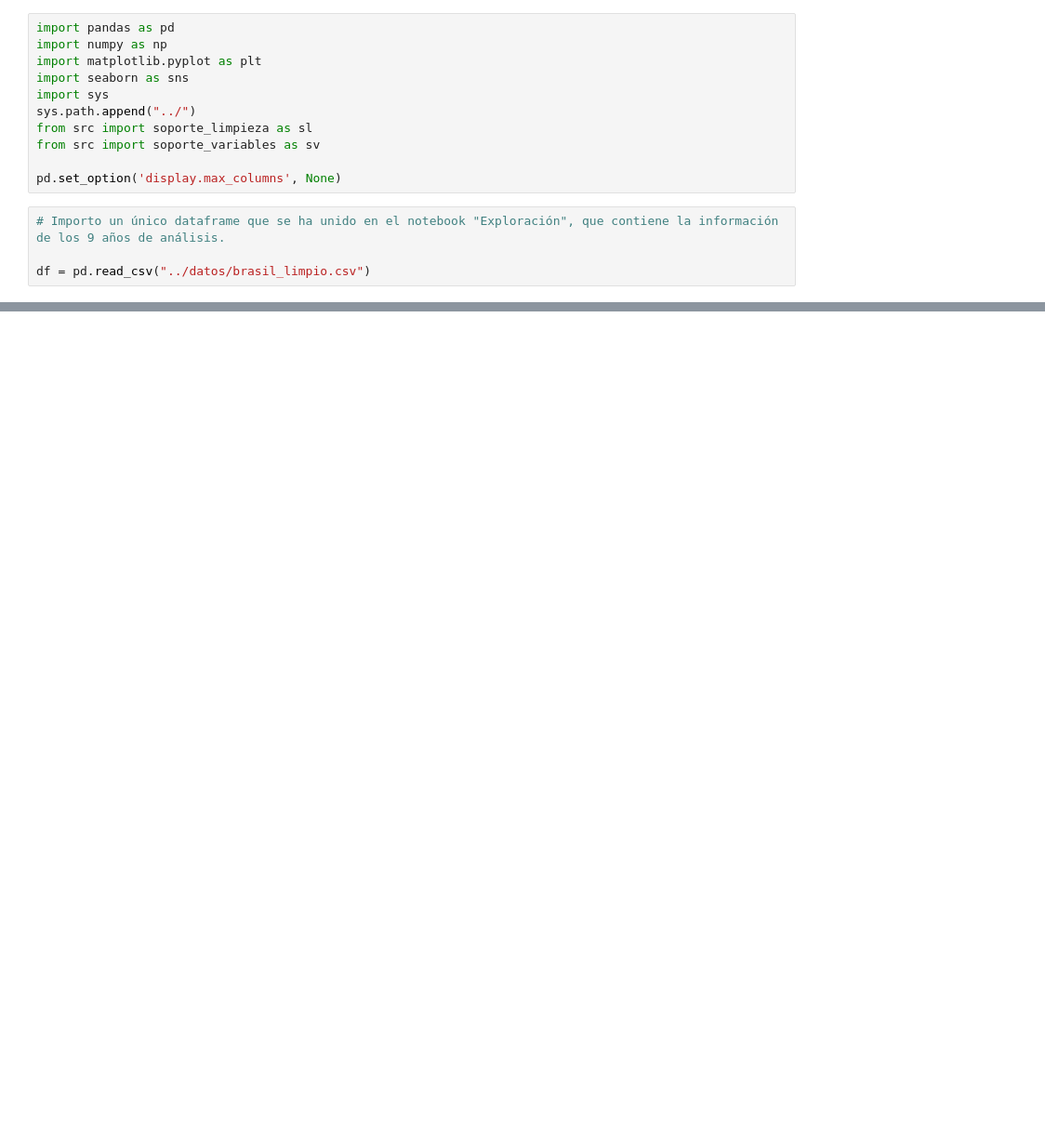
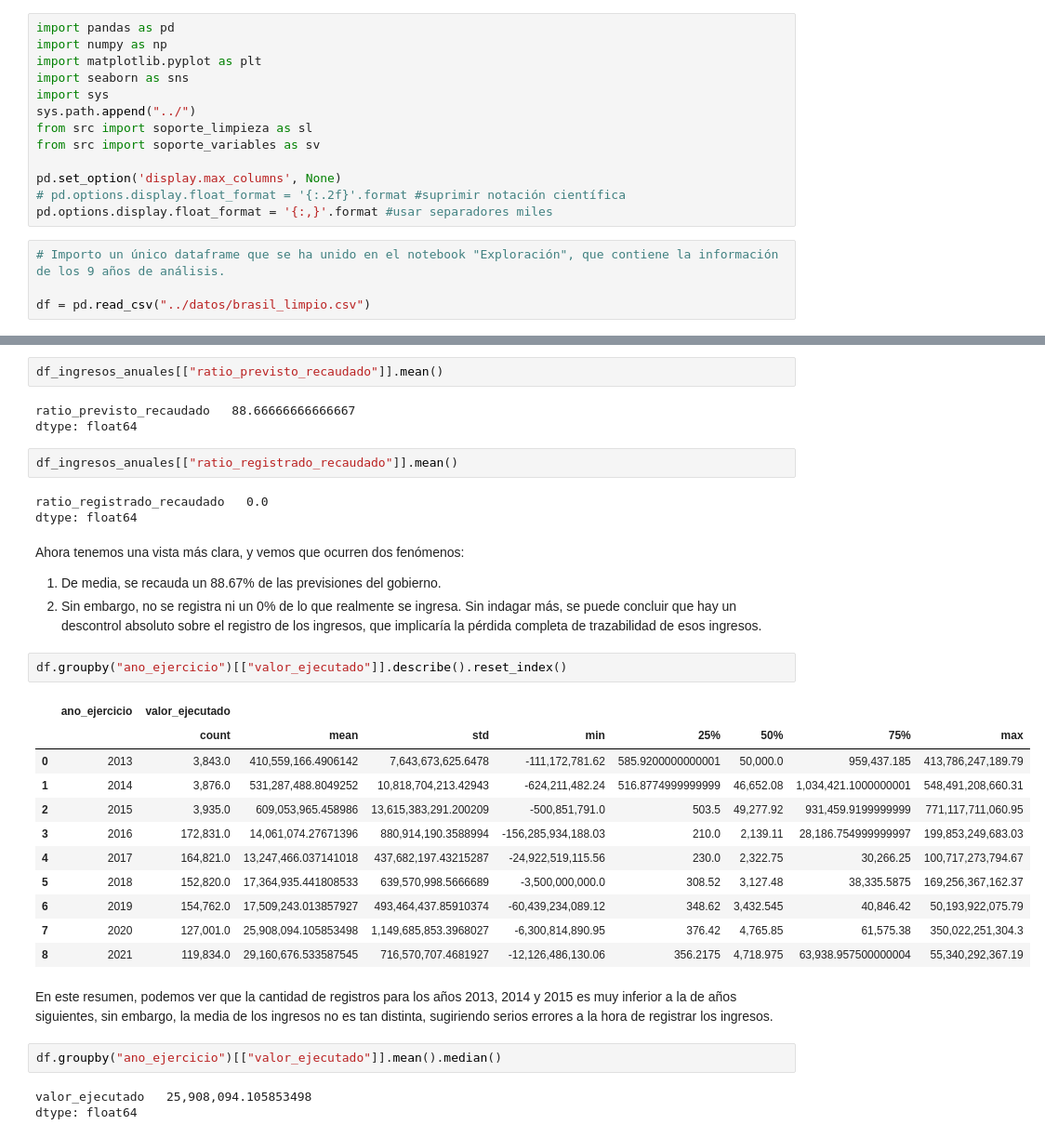
Before and after one commit to davfranco1/Proyecto2-EDA-Ingresos-Publicos-Brasil, a Jupyter notebook: notebooks/3_Análisis-Visualización.ipynb, the cells around one changed output, grey strips where cells are left out. Shown at 93% size. Cells and saved outputs as stored; diff of their text form; blank space fills up the shorter version.

```diff
--- a/notebooks/3_Análisis-Visualización.ipynb
+++ b/notebooks/3_Análisis-Visualización.ipynb
@@ -18,6 +18,8 @@ from src import soporte_limpieza as sl
 from src import soporte_variables as sv
 
 pd.set_option('display.max_columns', None)
+# pd.options.display.float_format = '{:.2f}'.format #suprimir notación científica
+pd.options.display.float_format = '{:,}'.format #usar separadores miles
 # %%
 # Importo un único dataframe que se ha unido en el notebook "Exploración", que contiene la información de los 9 años de análisis.
 
@@ -78,0 +131,35 @@ sl.conversion_fecha(df, "fecha_registro")
+# %%
+df_ingresos_anuales[["ratio_previsto_recaudado"]].mean()
+# %% [output]
+ratio_previsto_recaudado   88.66666666666667
+dtype: float64
+# %%
+df_ingresos_anuales[["ratio_registrado_recaudado"]].mean()
+# %% [output]
+ratio_registrado_recaudado   0.0
+dtype: float64
+# %% [markdown]
+Ahora tenemos una vista más clara, y vemos que ocurren dos fenómenos:
+1. De media, se recauda un 88.67% de las previsiones del gobierno.
+2. Sin embargo, no se registra ni un 0% de lo que realmente se ingresa. Sin indagar más, se puede concluir que hay un descontrol absoluto sobre el registro de los ingresos, que implicaría la pérdida completa de trazabilidad de esos ingresos.
+# %%
+df.groupby("ano_ejercicio")[["valor_ejecutado"]].describe().reset_index()
+# %% [output]
+|  | ano_ejercicio | valor_ejecutado |  |  |  |  |  |  |  |
+|  |  | count | mean | std | min | 25% | 50% | 75% | max |
+| 0 | 2013 | 3,843.0 | 410,559,166.4906142 | 7,643,673,625.6478 | -111,172,781.62 | 585.9200000000001 | 50,000.0 | 959,437.185 | 413,786,247,189.79 |
+| 1 | 2014 | 3,876.0 | 531,287,488.8049252 | 10,818,704,213.42943 | -624,211,482.24 | 516.8774999999999 | 46,652.08 | 1,034,421.1000000001 | 548,491,208,660.31 |
+| 2 | 2015 | 3,935.0 | 609,053,965.458986 | 13,615,383,291.200209 | -500,851,791.0 | 503.5 | 49,277.92 | 931,459.9199999999 | 771,117,711,060.95 |
+| 3 | 2016 | 172,831.0 | 14,061,074.27671396 | 880,914,190.3588994 | -156,285,934,188.03 | 210.0 | 2,139.11 | 28,186.754999999997 | 199,853,249,683.03 |
+| 4 | 2017 | 164,821.0 | 13,247,466.037141018 | 437,682,197.43215287 | -24,922,519,115.56 | 230.0 | 2,322.75 | 30,266.25 | 100,717,273,794.67 |
+| 5 | 2018 | 152,820.0 | 17,364,935.441808533 | 639,570,998.5666689 | -3,500,000,000.0 | 308.52 | 3,127.48 | 38,335.5875 | 169,256,367,162.37 |
+| 6 | 2019 | 154,762.0 | 17,509,243.013857927 | 493,464,437.85910374 | -60,439,234,089.12 | 348.62 | 3,432.545 | 40,846.42 | 50,193,922,075.79 |
+| 7 | 2020 | 127,001.0 | 25,908,094.105853498 | 1,149,685,853.3968027 | -6,300,814,890.95 | 376.42 | 4,765.85 | 61,575.38 | 350,022,251,304.3 |
+| 8 | 2021 | 119,834.0 | 29,160,676.533587545 | 716,570,707.4681927 | -12,126,486,130.06 | 356.2175 | 4,718.975 | 63,938.957500000004 | 55,340,292,367.19 |
+# %% [markdown]
+En este resumen, podemos ver que la cantidad de registros para los años 2013, 2014 y 2015 es muy inferior a la de años siguientes, sin embargo, la media de los ingresos no es tan distinta, sugiriendo serios errores a la hora de registrar los ingresos.
+# %%
+df.groupby("ano_ejercicio")[["valor_ejecutado"]].mean().median()
+# %% [output]
+valor_ejecutado   25,908,094.105853498
+dtype: float64
```
Also changed, not shown: parts of 22 cells of this notebook.
